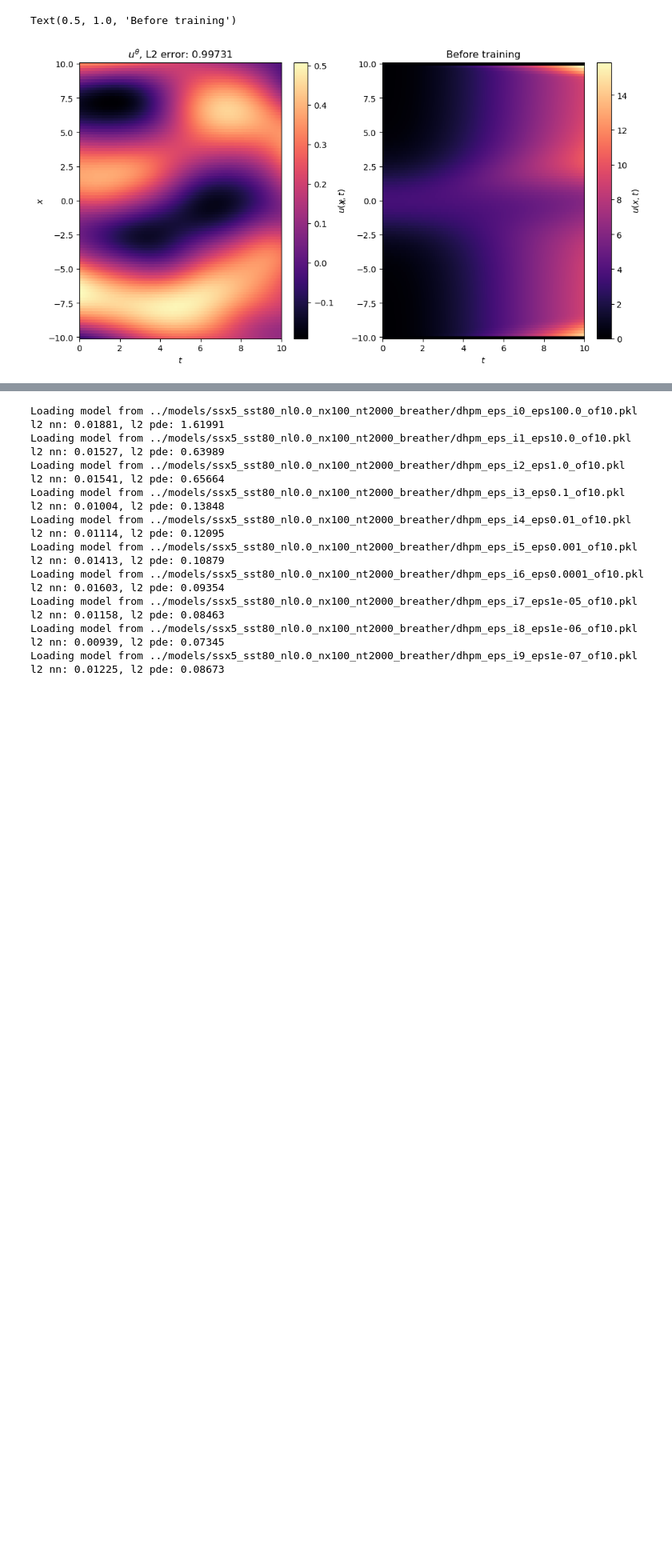
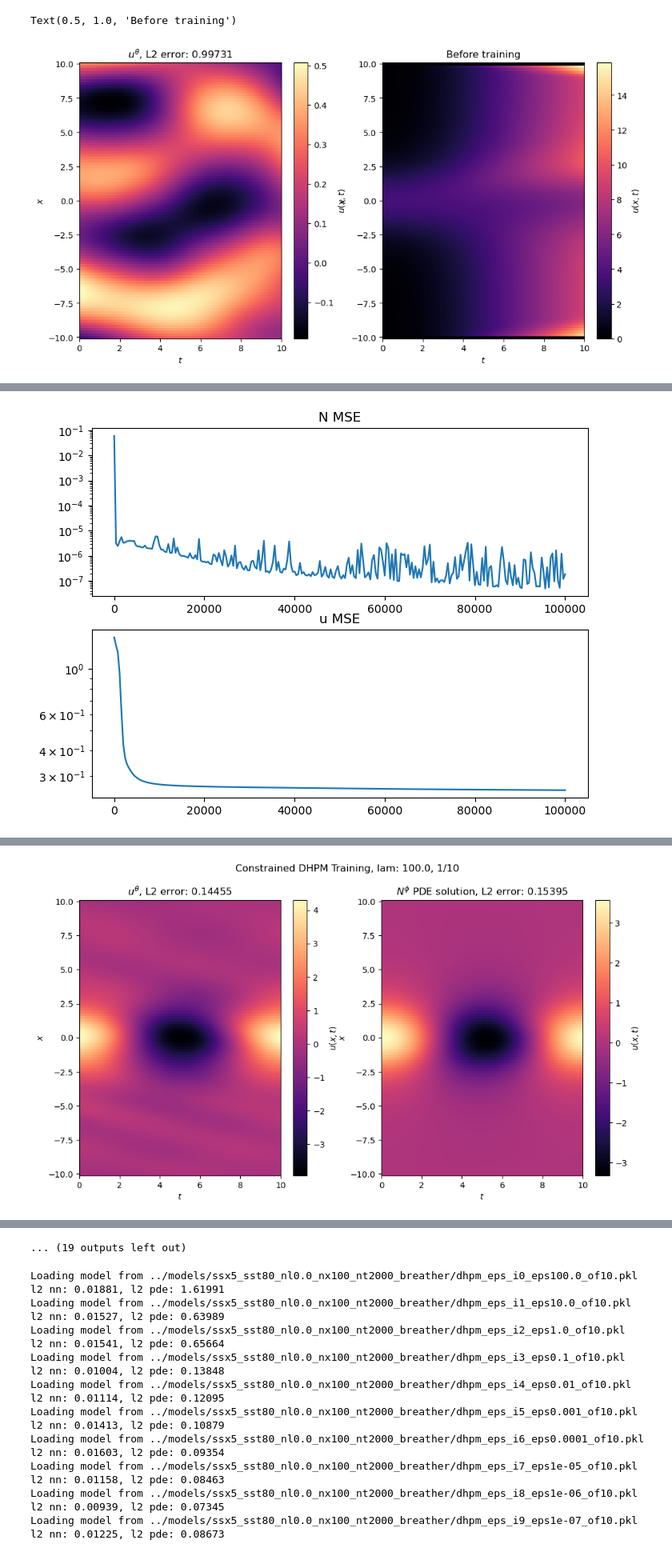
Before and after one commit to gnorman7/constrained_nn_eq_discovery, a Jupyter notebook: notebooks/train_constrained_nn.ipynb, the cells around one changed output, grey strips where cells are left out. Shown at 80% size. Drawn from its saved outputs; the diff is of its cells as text; code cells hidden in the pictures; blank space fills up the shorter version.

```diff
--- a/notebooks/train_constrained_nn.ipynb
+++ b/notebooks/train_constrained_nn.ipynb
@@ -62,7 +58,7 @@ class debugN(nn.Module):
 
 
 torch.manual_seed(0)
-noise_level = 0.0
+noise_level = 0.5
 ss_x = 5
 ss_t = 80
 identifier_str = f'ssx{ss_x}_sst{ss_t}_nl{noise_level}_nx{n_x}_nt{n_t}_{ic}'
@@ -124,3 +120,53 @@ Device: cuda
 l2 nn: 0.99731, l2 pde: 4.60136
 Text(0.5, 1.0, 'Before training')
 [figure]
+# %%
+from copy import deepcopy
+lam0s = [1e2, 1e1, 1e0, 1e-1, 1e-2, 1e-3, 1e-4, 1e-5, 1e-6, 1e-7]
+# make a deep copy of the model, so we can train from scratch each time
+lr = 1e-3
+epochs = 100000
+model_copy = deepcopy(model)
+
+for lam_index, lam0 in enumerate(lam0s):
+    lam_fname = f'{save_folder}/dhpm_lam_i{lam_index}_lam{lam0}_of{len(lam0s)}_e{epochs}_lr{lr}.pkl'
+    if os.path.exists(lam_fname):
+        print(f'Skipping model from {lam_fname}')
+        # read the model
+        with open(lam_fname, 'rb') as f:
+            model = pickle.load(f)
+    else:
+        print(f'Training model {lam_fname}')
+        training_config = {
+                'epochs': epochs,
+                'learning_rate': lr,
+                'lam': lam0,
+                # 'optimizer_type': 'LBFGS',
+                'optimizer_type': 'Adam',
+                # 'params': ['u', 'N'],
+                'params': ['u', 'N', 'lams'],
+        }
+        model = deepcopy(model_copy)
+        model.to(device)
+        xt_train = xt_train.to(device)
+        u_train = u_train.to(device)
+        xt_f = xt_f.to(device)
+
+        if 'lams' in training_config['params']:
+            tracker, lams = training.train_dhpm(model, xt_train, u_train, xt_f, training_config)
+        else:
+            tracker = training.train_dhpm(model, xt_train, u_train, xt_f, training_config)
+        tracker.plot_training_history()
+
+        # back to cpu
+        model = model.cpu()
+        xt_train = xt_train.cpu()
+        u_train = u_train.cpu()
+        xt_f = xt_f.cpu()
+
+        # save model
+        with open(lam_fname, 'wb') as f:
+            pickle.dump(model, f)
+    plot_model()
+    plt.suptitle(f'Constrained DHPM Training, lam: {lam0}, {lam_index+1}/{len(lam0s)}')
+# %% [output]
@@ -126,0 +190 @@ Text(0.5, 1.0, 'Before training')
+[figure, added]
@@ -126,0 +208 @@ Text(0.5, 1.0, 'Before training')
+[figure, added]
@@ -127,3 +265,4 @@ Text(0.5, 1.0, 'Before training')
+... (19 outputs left out)
 # %%
 # lr = 1e-3
 # epochs = 5000
```
Also changed, not shown: parts of 3 cells of this notebook, 49 other files.
